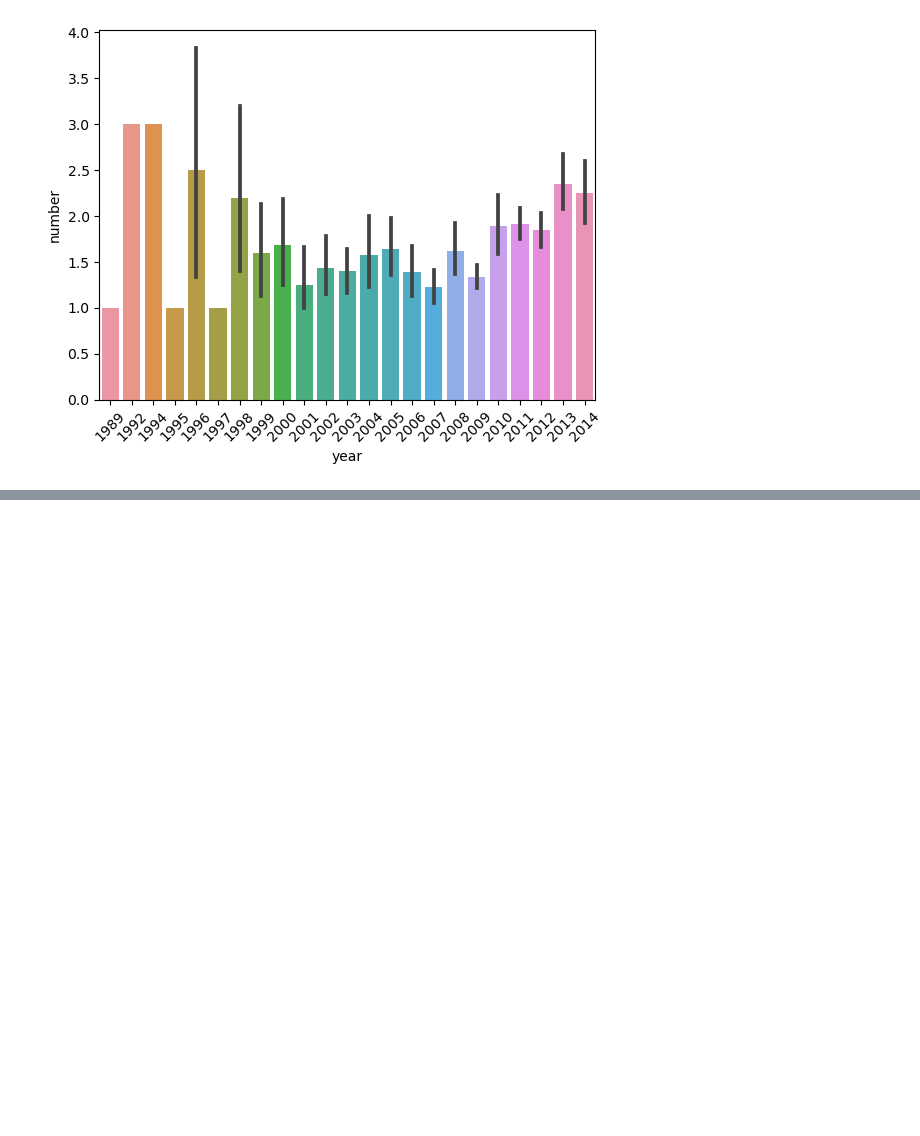
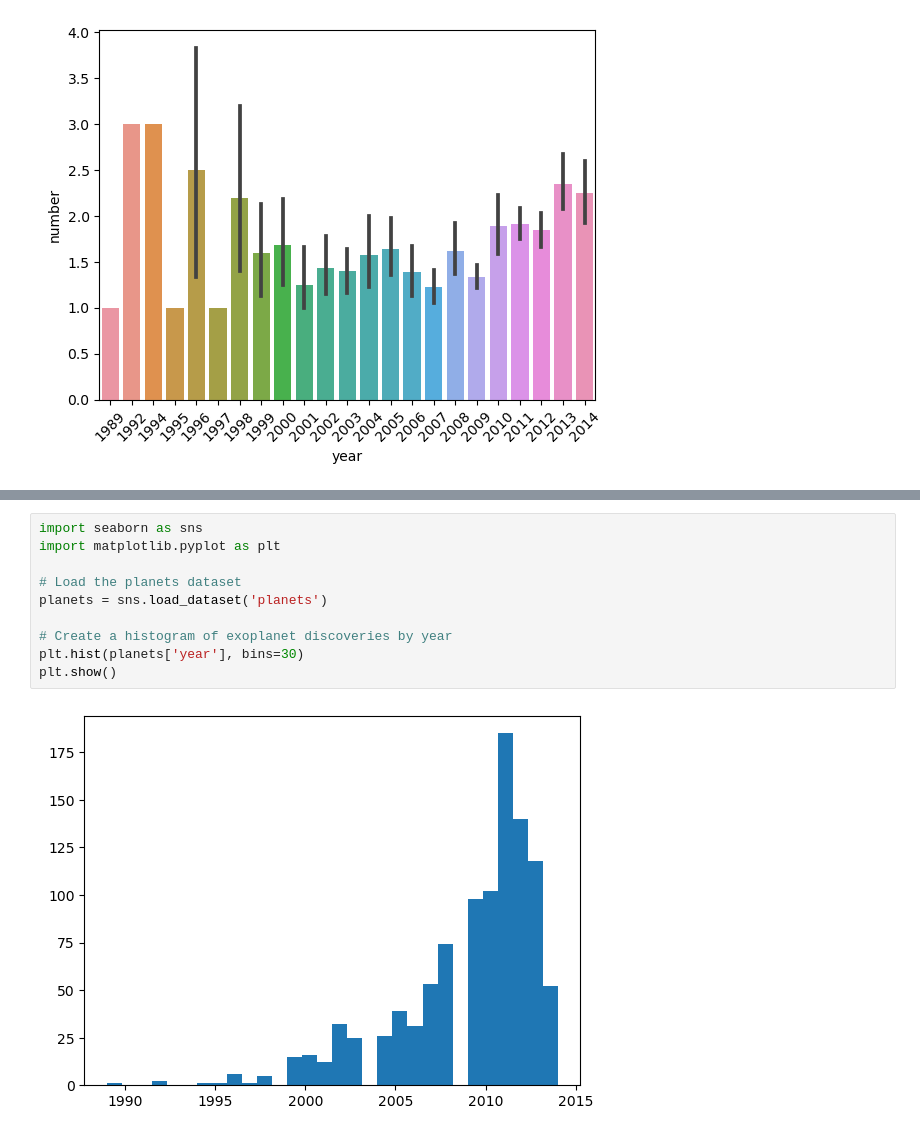
Before and after one commit to crypt0kitik/Introduction-to-Data-Analytics, a Jupyter notebook: Homework sets/Additional notebooks/Data Analytics - Planets.ipynb, the cells around one changed output, grey strips where cells are left out. Drawn from its saved outputs; the diff is of its cells as text; blank space fills up the shorter version.

```diff
--- a/Homework sets/Additional notebooks/Data Analytics - Planets.ipynb
+++ b/Homework sets/Additional notebooks/Data Analytics - Planets.ipynb
@@ -184,0 +222,12 @@ KeyError: 'Column not found: planet'
+# %%
+import seaborn as sns
+import matplotlib.pyplot as plt
+
+# Load the planets dataset
+planets = sns.load_dataset('planets')
+
+# Create a histogram of exoplanet discoveries by year
+plt.hist(planets['year'], bins=30)
+plt.show()
+# %% [output]
+[figure, added]
```
Also changed, not shown: parts of 5 cells of this notebook.
